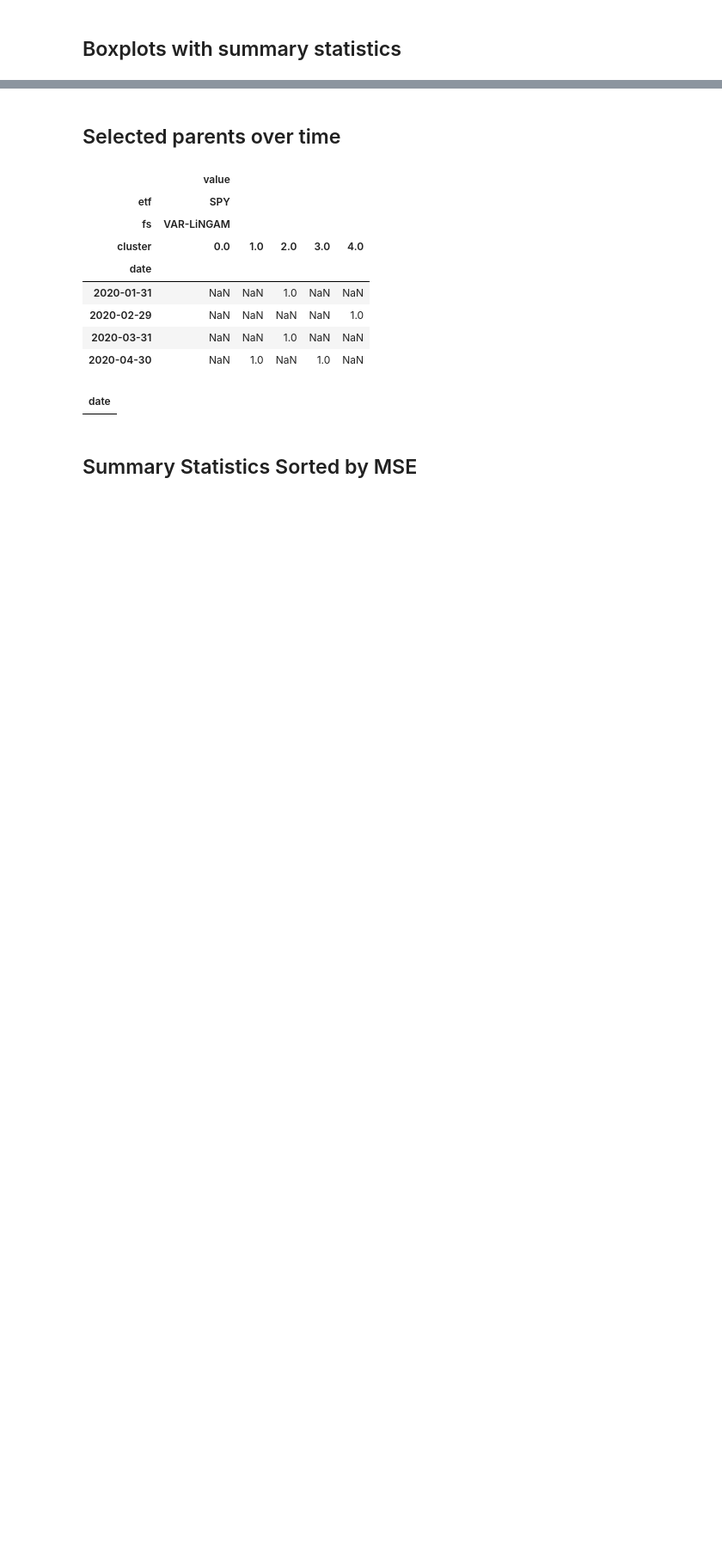
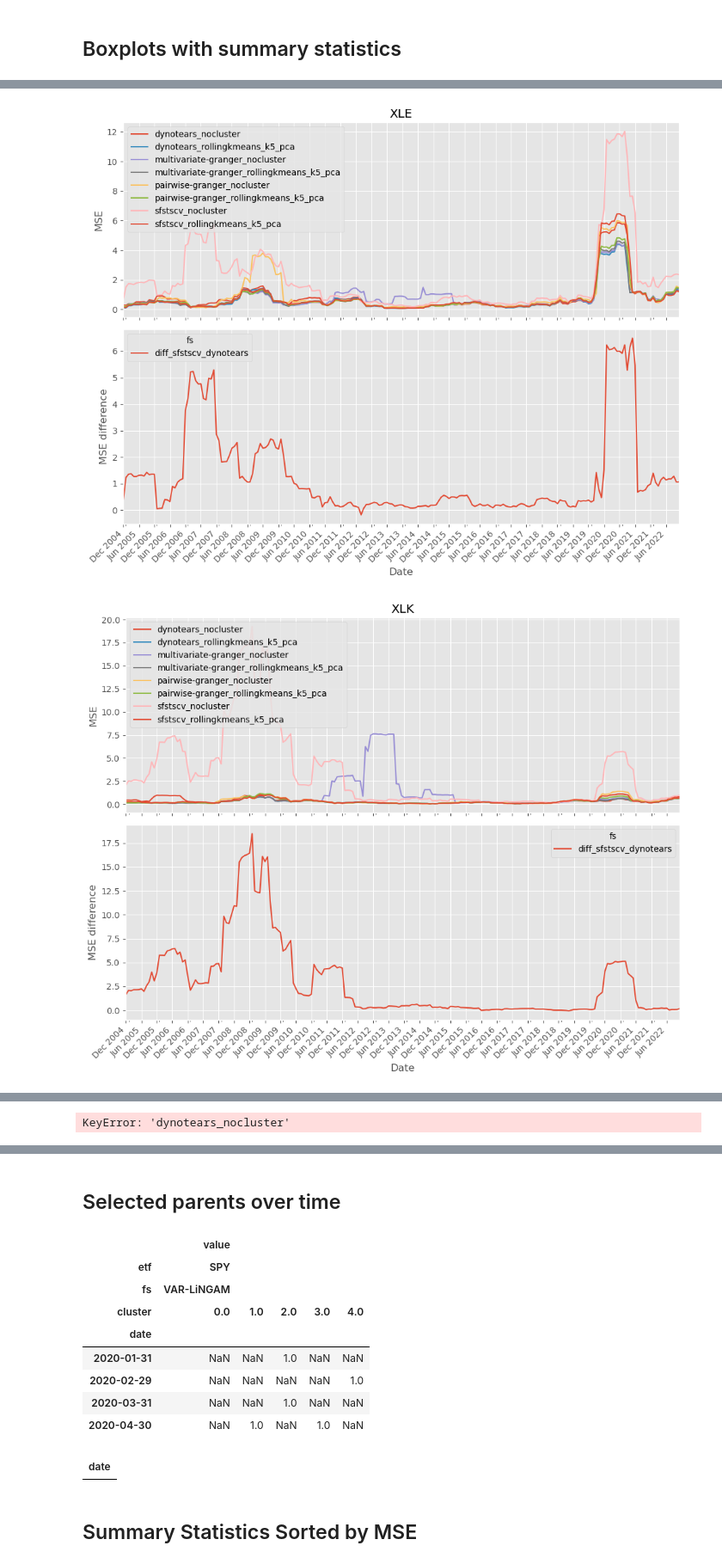
Before and after one commit to dcuoliveira/cml-fin, a Jupyter notebook: src/results_report_forecasting.ipynb, the cells around one changed output, grey strips where cells are left out. Shown at 86% size. Saved outputs shown, nothing was run; the diff lists cells and outputs as text; code cells hidden in the pictures; blank space fills up the shorter version.

```diff
--- a/src/results_report_forecasting.ipynb
+++ b/src/results_report_forecasting.ipynb
@@ -256,0 +238,38 @@ for m in metric_names:
+# %%
+# SPY, XLP, XLK, XLY, XLF, XLB, XLI
+
+for etf in all_rolling_metrics_df["etf"].unique():
+    etf_rolling_metrics_df = all_rolling_metrics_df.loc[(all_rolling_metrics_df["etf"] == etf)&(all_rolling_metrics_df["variable"]=="rolling_mse")].pivot_table(index=["date"], columns=["fs"], values=["value"])
+    etf_rolling_metrics_df.columns = etf_rolling_metrics_df.columns.droplevel()
+    etf_rolling_metrics_df["diff_sfstscv_dynotears"] = etf_rolling_metrics_df["sfstscv_nocluster"] - etf_rolling_metrics_df["dynotears_nocluster"]
+
+    # Plotting
+    fig, axs = plt.subplots(2, 1, figsize=(10, 8), sharex=True)
+
+    # Plotting on the upper subplot
+    etf_rolling_metrics_df.drop(["diff_sfstscv_dynotears"], axis=1).plot(ax=axs[0])
+    axs[0].set_title(f'{etf}')
+    axs[0].set_ylabel('MSE')
+    axs[0].legend(loc='upper left')
+
+    # Plotting on the lower subplot
+    etf_rolling_metrics_df[["diff_sfstscv_dynotears"]].plot(ax=axs[1])
+    axs[1].set_xlabel('Date')
+    axs[1].set_ylabel('MSE difference')
+
+    # Adding months and years to the index of the plot
+    tick_positions = etf_rolling_metrics_df.index[::6]  # Show every 6th date
+    axs[1].set_xticks(tick_positions)
+    axs[1].set_xticklabels(tick_positions.strftime('%b %Y'), rotation=45, ha='right')
+
+    # Adjust layout for better visualization
+    plt.tight_layout()
+
+    # export plot
+    fig.savefig(os.path.join(results_path, f'{etf}_rolling_mse.png'))
+
+    # Show the plot
+    plt.show()
+# %% [output]
+[figure, added]
+[figure, added]
@@ -256,0 +283 @@ for m in metric_names:
+KeyError: 'dynotears_nocluster'
```
Also changed, not shown: parts of 10 cells of this notebook.
